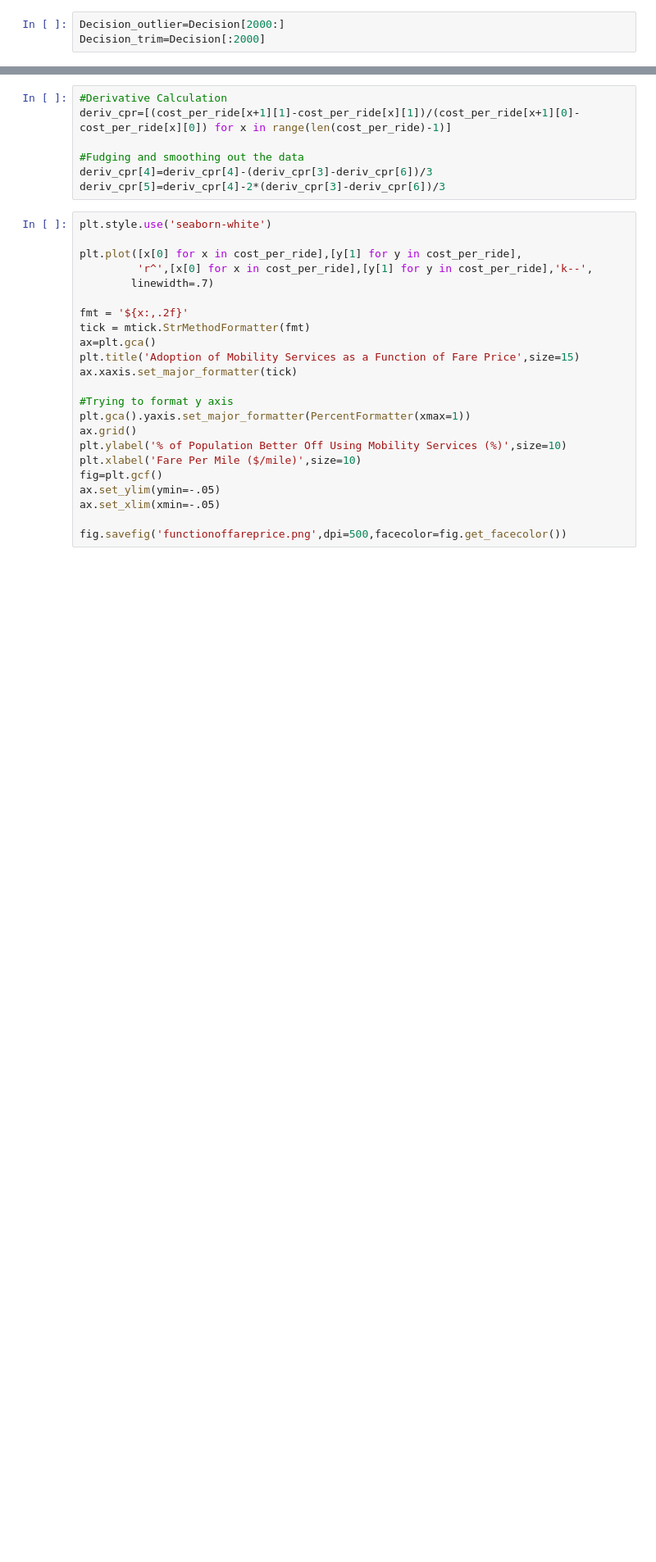
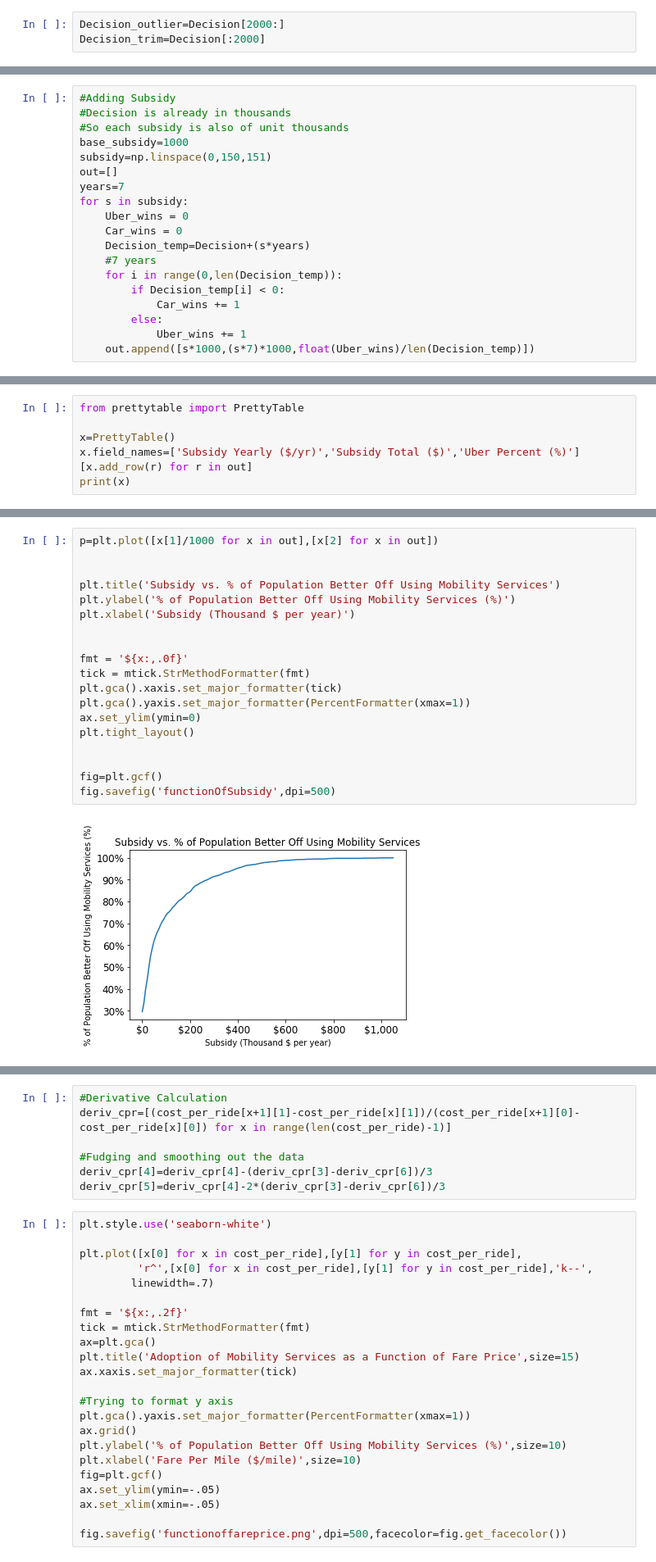
Before and after one commit to gordontsai/WEG-scripts, a Jupyter notebook: ubermodel_mc.ipynb, the cells around one changed output, grey strips where cells are left out. Shown at 82% size. Drawn from its saved outputs; the diff is of its cells as text; blank space fills up the shorter version.

```diff
--- a/ubermodel_mc.ipynb
+++ b/ubermodel_mc.ipynb
@@ -780,0 +779,19 @@ NameError: name 'Uber_percent' is not defined
+# %%
+#Adding Subsidy
+#Decision is already in thousands
+#So each subsidy is also of unit thousands
+base_subsidy=1000
+subsidy=np.linspace(0,150,151)
+out=[]
+years=7
+for s in subsidy:
+    Uber_wins = 0
+    Car_wins = 0
+    Decision_temp=Decision+(s*years)
+    #7 years
+    for i in range(0,len(Decision_temp)):
+        if Decision_temp[i] < 0:
+            Car_wins += 1
+        else:
+            Uber_wins += 1
+    out.append([s*1000,(s*7)*1000,float(Uber_wins)/len(Decision_temp)])
@@ -780,0 +818,7 @@ NameError: name 'Uber_percent' is not defined
+# %%
+from prettytable import PrettyTable
+
+x=PrettyTable()
+x.field_names=['Subsidy Yearly ($/yr)','Subsidy Total ($)','Uber Percent (%)']
+[x.add_row(r) for r in out]
+print(x)
@@ -781,3 +843,24 @@ NameError: name 'Uber_percent' is not defined
+# %%
+p=plt.plot([x[1]/1000 for x in out],[x[2] for x in out])
+
+
+plt.title('Subsidy vs. % of Population Better Off Using Mobility Services')
+plt.ylabel('% of Population Better Off Using Mobility Services (%)')
+plt.xlabel('Subsidy (Thousand $ per year)')
+
+
+fmt = '${x:,.0f}'
+tick = mtick.StrMethodFormatter(fmt)
+plt.gca().xaxis.set_major_formatter(tick)
+plt.gca().yaxis.set_major_formatter(PercentFormatter(xmax=1))
+ax.set_ylim(ymin=0)
+plt.tight_layout()
+
+
+fig=plt.gcf()
+fig.savefig('functionOfSubsidy',dpi=500)
+# %% [output]
+[figure, added]
 # %%
 ###########################################################
 #Producing Cost Per Ride to Percentage Plot
```
Also changed, not shown: parts of 15 cells of this notebook.
